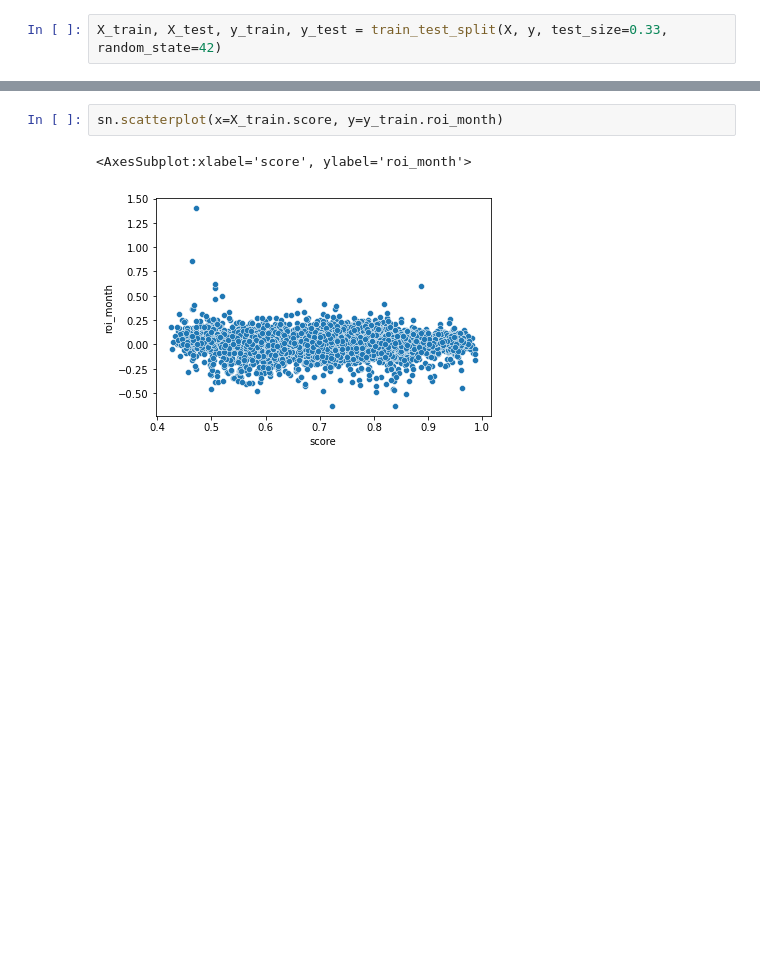
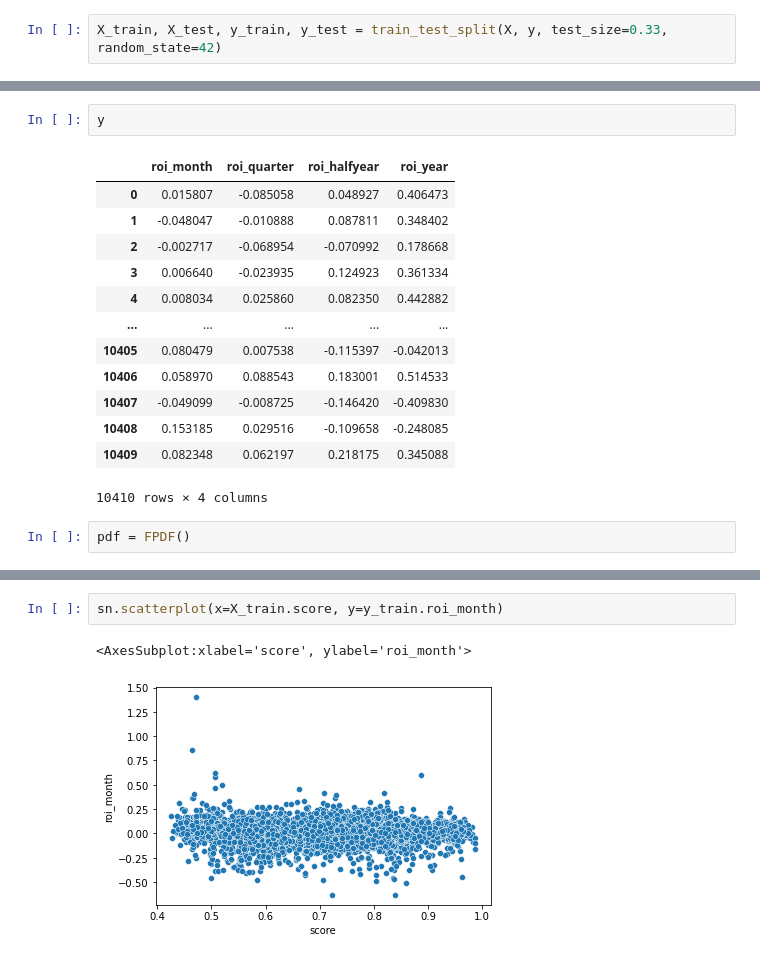
Before and after one commit to MilkSilk/ML_finance, a Jupyter notebook: data_harness.ipynb, the cells around one changed output, grey strips where cells are left out. Cells and saved outputs as stored; diff of their text form; blank space fills up the shorter version.

```diff
--- a/data_harness.ipynb
+++ b/data_harness.ipynb
@@ -120,0 +96,18 @@ y_pred = model.predict(X_test)
+# %%
+y
+# %% [output]
+|  | roi_month | roi_quarter | roi_halfyear | roi_year |
+| 0 | 0.015807 | -0.085058 | 0.048927 | 0.406473 |
+| 1 | -0.048047 | -0.010888 | 0.087811 | 0.348402 |
+| 2 | -0.002717 | -0.068954 | -0.070992 | 0.178668 |
+| 3 | 0.006640 | -0.023935 | 0.124923 | 0.361334 |
+| 4 | 0.008034 | 0.025860 | 0.082350 | 0.442882 |
+| ... | ... | ... | ... | ... |
+| 10405 | 0.080479 | 0.007538 | -0.115397 | -0.042013 |
+| 10406 | 0.058970 | 0.088543 | 0.183001 | 0.514533 |
+| 10407 | -0.049099 | -0.008725 | -0.146420 | -0.409830 |
+| 10408 | 0.153185 | 0.029516 | -0.109658 | -0.248085 |
+| 10409 | 0.082348 | 0.062197 | 0.218175 | 0.345088 |
+10410 rows × 4 columns
+# %%
+pdf = FPDF()
```
Also changed, not shown: parts of 15 cells of this notebook, 1 other file.
